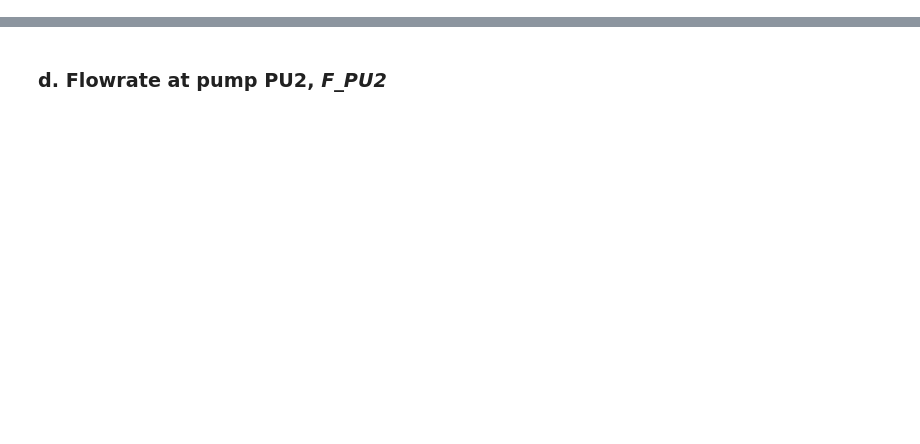
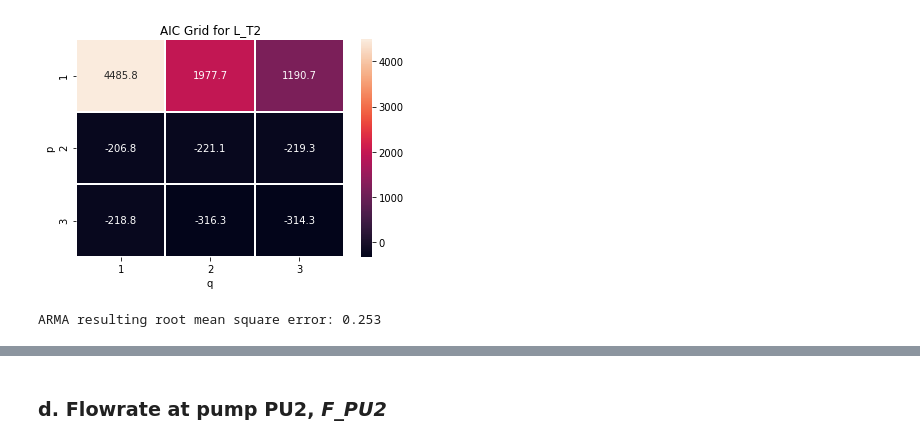
Before and after one commit to chengh42/Cyber-Data-Analytics, a Jupyter notebook: batadal/Task2_ARMA-other signals.ipynb, the cells around one changed output, grey strips where cells are left out. Cells and saved outputs as stored; diff of their text form; code cells hidden in the pictures; blank space fills up the shorter version.

```diff
--- a/batadal/Task2_ARMA-other signals.ipynb
+++ b/batadal/Task2_ARMA-other signals.ipynb
@@ -169,0 +106,12 @@ real_vs_predict(test, predictions,
+# %%
+aic_heatmap(train, ps = range(1, 3+1), qs = range(1, 3+1),
+            title = 'AIC Grid for {}'.format(signal))
+# %% [output]
+[figure, added]
+# %%
+# perform arma modeling and predicting
+predictions, error, max_residual = arma_train_predict(train, test, p=2, q=1, stepsize=1) #if necessary set showlog = True
+
+print('ARMA resulting root mean square error: %0.3f' % error)
+# %% [output]
+ARMA resulting root mean square error: 0.253
```
Also changed, not shown: parts of 50 cells of this notebook.
